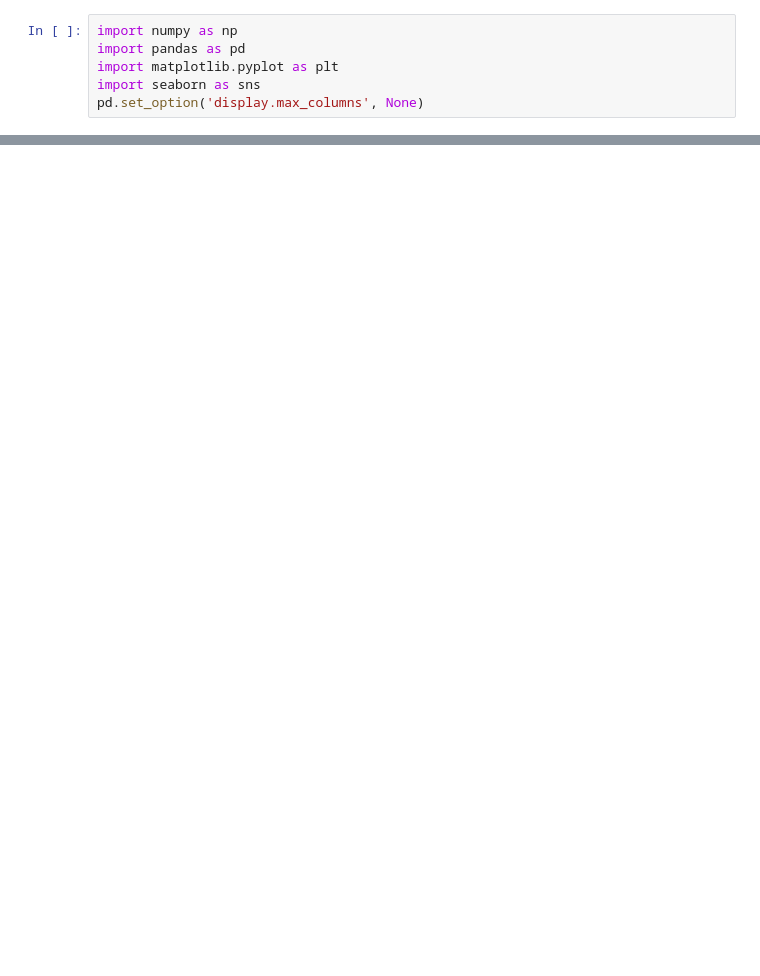
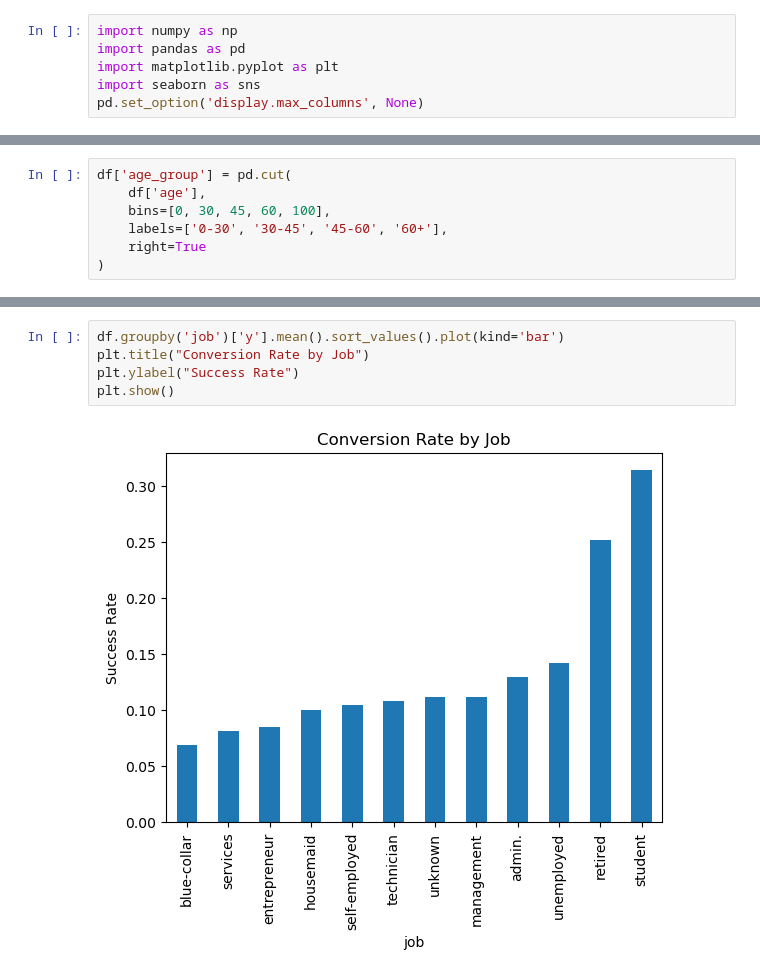
Before and after one commit to artooza/git-practice, a Jupyter notebook: Analytics.ipynb, the cells around one changed output, grey strips where cells are left out. Saved outputs shown, nothing was run; the diff lists cells and outputs as text; blank space fills up the shorter version.

```diff
--- a/Analytics.ipynb
+++ b/Analytics.ipynb
@@ -16,0 +114,7 @@ df.head()
+# %%
+df['age_group'] = pd.cut(
+    df['age'],
+    bins=[0, 30, 45, 60, 100],
+    labels=['0-30', '30-45', '45-60', '60+'],
+    right=True
+)
@@ -16,0 +188,7 @@ df.head()
+# %%
+df.groupby('job')['y'].mean().sort_values().plot(kind='bar')
+plt.title("Conversion Rate by Job")
+plt.ylabel("Success Rate")
+plt.show()
+# %% [output]
+[figure, added]
```
Also changed, not shown: parts of 34 cells of this notebook.
